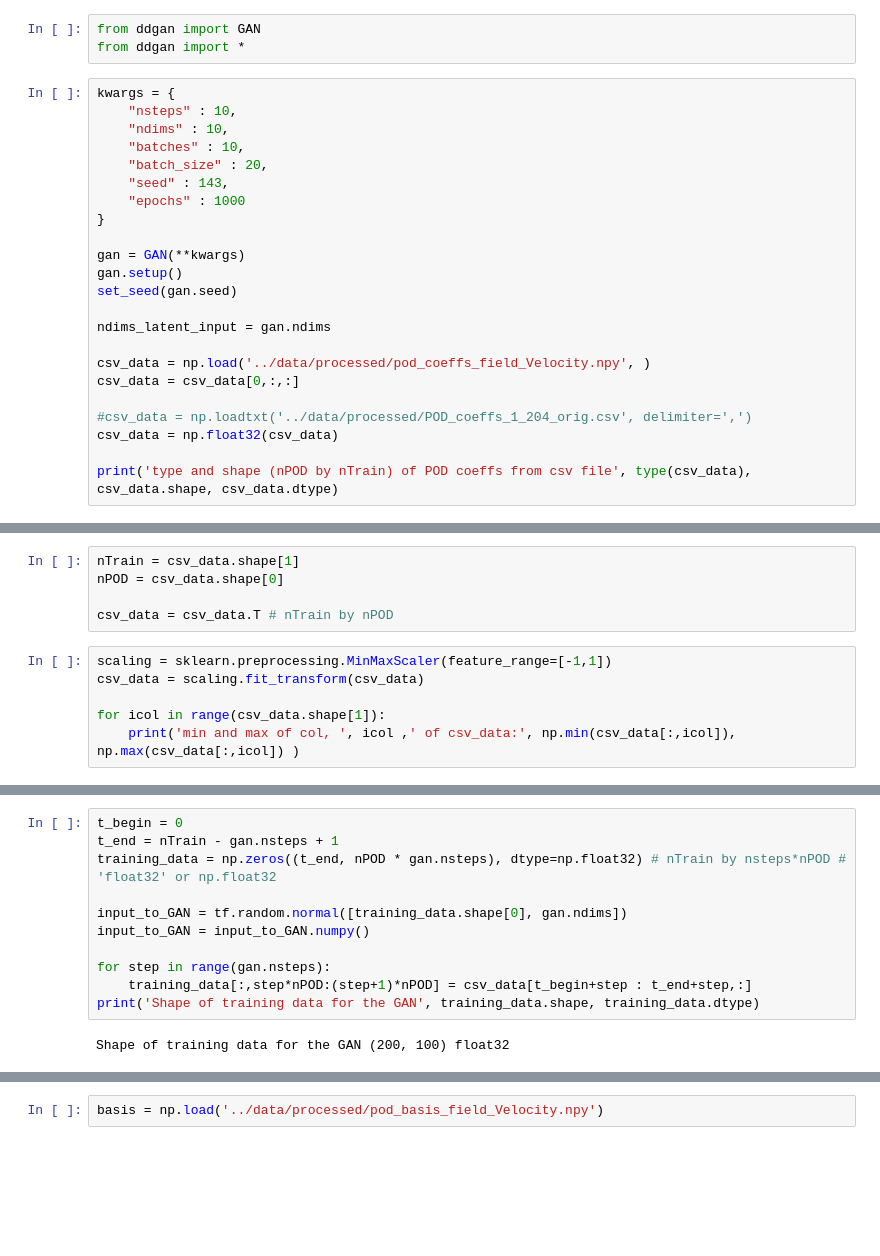
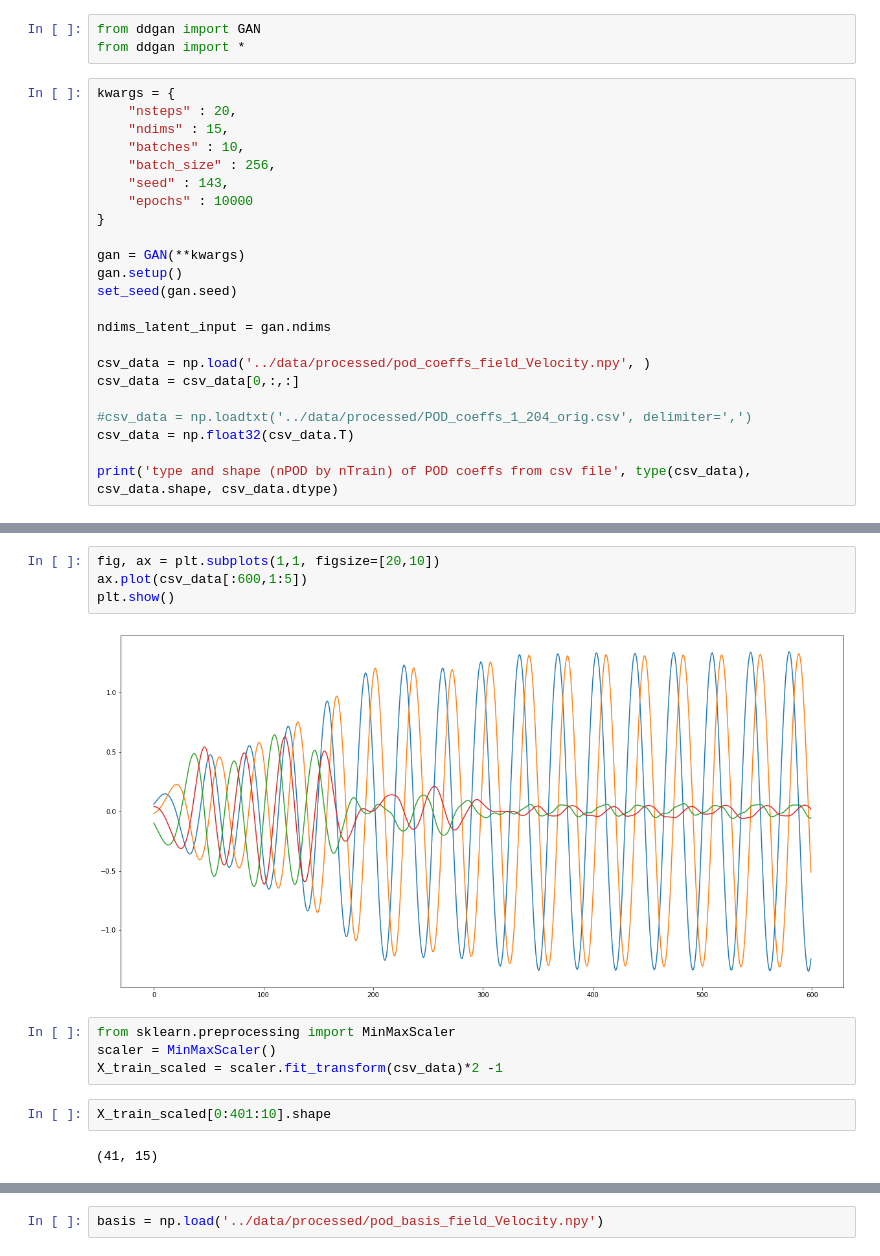
Before and after one commit to JTomasson20/DD-GAN, a Jupyter notebook: examples/usage_example.ipynb, the cells around one changed output, grey strips where cells are left out. Cells and saved outputs as stored; diff of their text form; blank space fills up the shorter version.

```diff
--- a/examples/usage_example.ipynb
+++ b/examples/usage_example.ipynb
@@ -13,12 +13,12 @@ from ddgan import GAN
 from ddgan import *
 # %%
 kwargs = {
-    "nsteps" : 10,
-    "ndims" : 10,
+    "nsteps" : 20,
+    "ndims" : 15,
     "batches" : 10,
-    "batch_size" : 20,
+    "batch_size" : 256,
     "seed" : 143,
-    "epochs" : 1000
+    "epochs" : 10000
 }
 
 gan = GAN(**kwargs)
@@ -31,7 +31,7 @@ csv_data = np.load('../data/processed/pod_coeffs_field_Velocity.npy', )
 csv_data = csv_data[0,:,:]
 
 #csv_data = np.loadtxt('../data/processed/POD_coeffs_1_204_orig.csv', delimiter=',')
-csv_data = np.float32(csv_data)
+csv_data = np.float32(csv_data.T)
 
 print('type and shape (nPOD by nTrain) of POD coeffs from csv file', type(csv_data), csv_data.shape, csv_data.dtype)
 # %% [output]
@@ -41,11 +54,0 @@ type and shape (nPOD by nTrain) of POD coeffs from csv file <class 'numpy.ndarra
-# %%
-nTrain = csv_data.shape[1]
-nPOD = csv_data.shape[0]
-
-csv_data = csv_data.T # nTrain by nPOD
-# %%
-scaling = sklearn.preprocessing.MinMaxScaler(feature_range=[-1,1])
-csv_data = scaling.fit_transform(csv_data)
-
-for icol in range(csv_data.shape[1]):
-    print('min and max of col, ', icol ,' of csv_data:', np.min(csv_data[:,icol]), np.max(csv_data[:,icol]) )
@@ -63,13 +55,14 @@ min and max of col,  9  of csv_data: -1.0 1.0
-# %%
-t_begin = 0
-t_end = nTrain - gan.nsteps + 1
-training_data = np.zeros((t_end, nPOD * gan.nsteps), dtype=np.float32) # nTrain by nsteps*nPOD # 'float32' or np.float32
-
-input_to_GAN = tf.random.normal([training_data.shape[0], gan.ndims])
-input_to_GAN = input_to_GAN.numpy()
-
-for step in range(gan.nsteps):
-    training_data[:,step*nPOD:(step+1)*nPOD] = csv_data[t_begin+step : t_end+step,:]
-print('Shape of training data for the GAN', training_data.shape, training_data.dtype)
-# %% [output]
-Shape of training data for the GAN (200, 100) float32
+# %%
+fig, ax = plt.subplots(1,1, figsize=[20,10])
+ax.plot(csv_data[:600,1:5])
+plt.show()
+# %% [output]
+[figure, added]
+# %%
+from sklearn.preprocessing import MinMaxScaler
+scaler = MinMaxScaler()
+X_train_scaled = scaler.fit_transform(csv_data)*2 -1
+# %%
+X_train_scaled[0:401:10].shape
+# %% [output]
+(41, 15)
```
Also changed, not shown: parts of 42 cells of this notebook, 36 other files.
